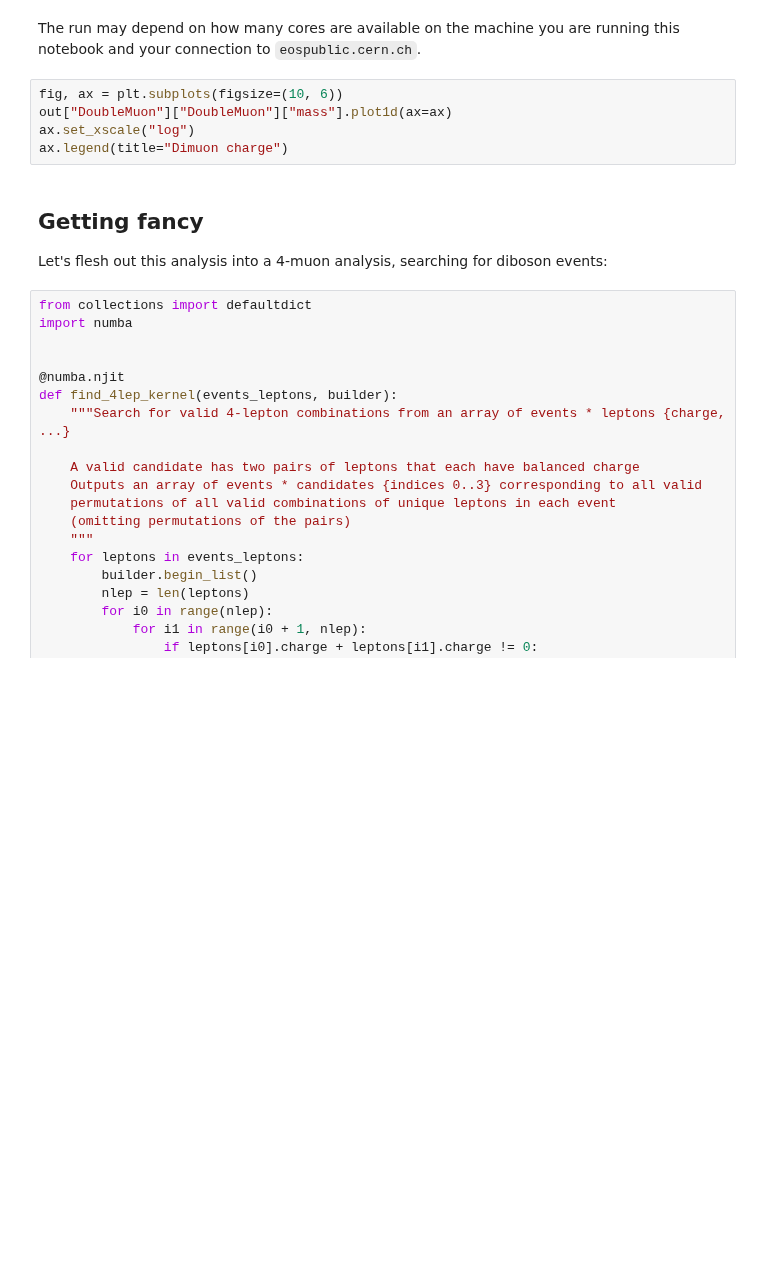
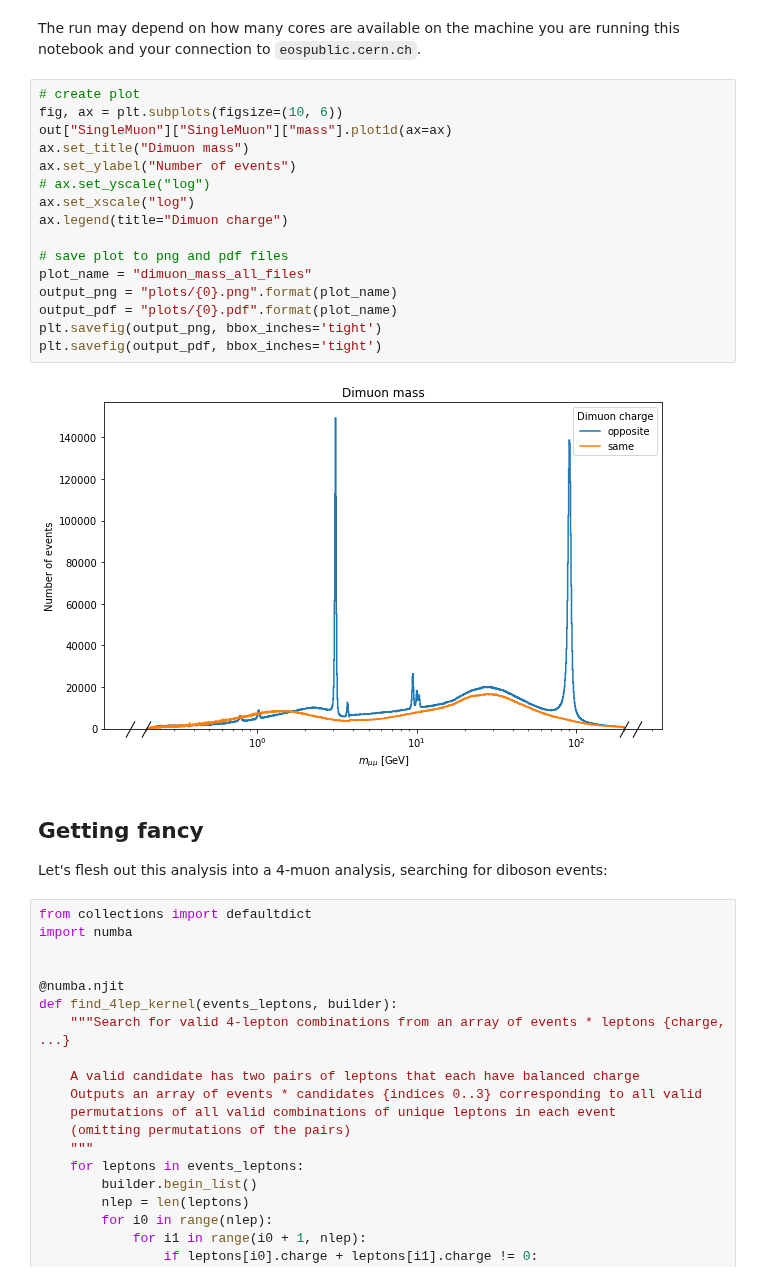
Before and after one commit to ku-cms/LeptonStudies, a Jupyter notebook: notebooks/processor_example.ipynb, the cells around one changed output. Drawn from its saved outputs; the diff is of its cells as text; blank space fills up the shorter version.

```diff
--- a/notebooks/processor_example.ipynb
+++ b/notebooks/processor_example.ipynb
@@ -204,10 +225,23 @@ print(out)
 # %% [markdown]
 The run may depend on how many cores are available on the machine you are running this notebook and your connection to `eospublic.cern.ch`.
-# %%
-fig, ax = plt.subplots(figsize=(10, 6))
-out["DoubleMuon"]["DoubleMuon"]["mass"].plot1d(ax=ax)
-ax.set_xscale("log")
-ax.legend(title="Dimuon charge")
+# %%
+# create plot
+fig, ax = plt.subplots(figsize=(10, 6))
+out["SingleMuon"]["SingleMuon"]["mass"].plot1d(ax=ax)
+ax.set_title("Dimuon mass")
+ax.set_ylabel("Number of events")
+# ax.set_yscale("log")
+ax.set_xscale("log")
+ax.legend(title="Dimuon charge")
+
+# save plot to png and pdf files
+plot_name = "dimuon_mass_all_files"
+output_png = "plots/{0}.png".format(plot_name)
+output_pdf = "plots/{0}.pdf".format(plot_name)
+plt.savefig(output_png, bbox_inches='tight')
+plt.savefig(output_pdf, bbox_inches='tight')
+# %% [output]
+[figure, added]
 # %% [markdown]
 ## Getting fancy
 Let's flesh out this analysis into a 4-muon analysis, searching for diboson events:
```
Also changed, not shown: parts of 8 cells of this notebook, 1 other file.
